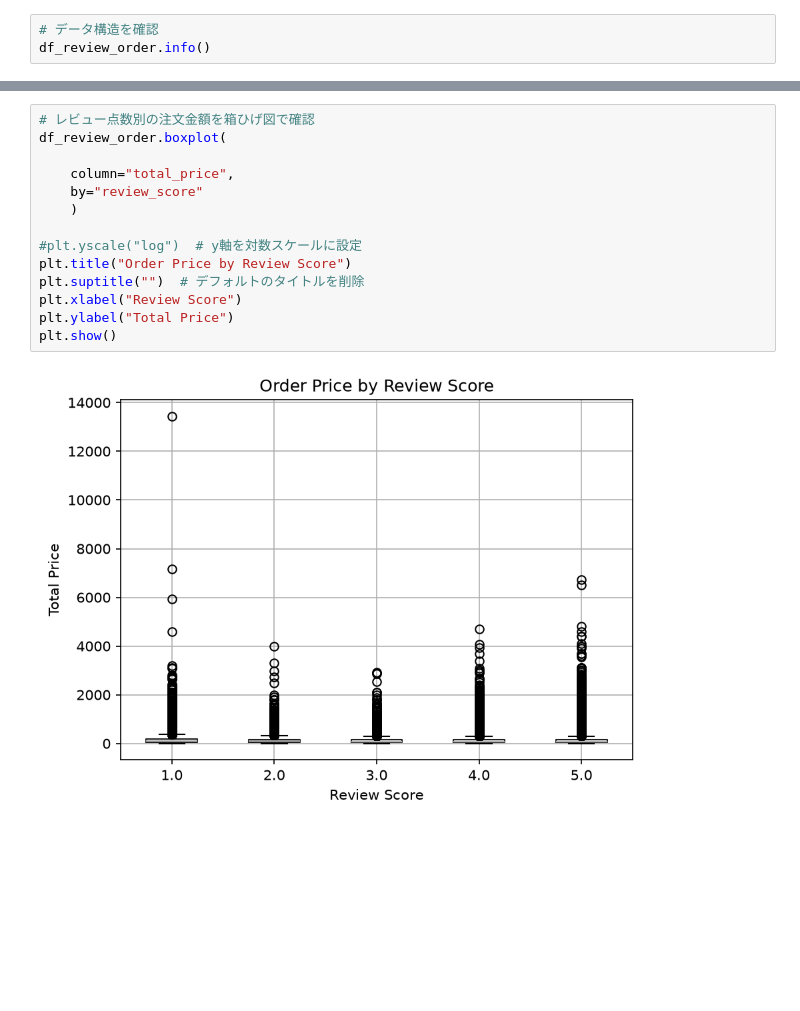
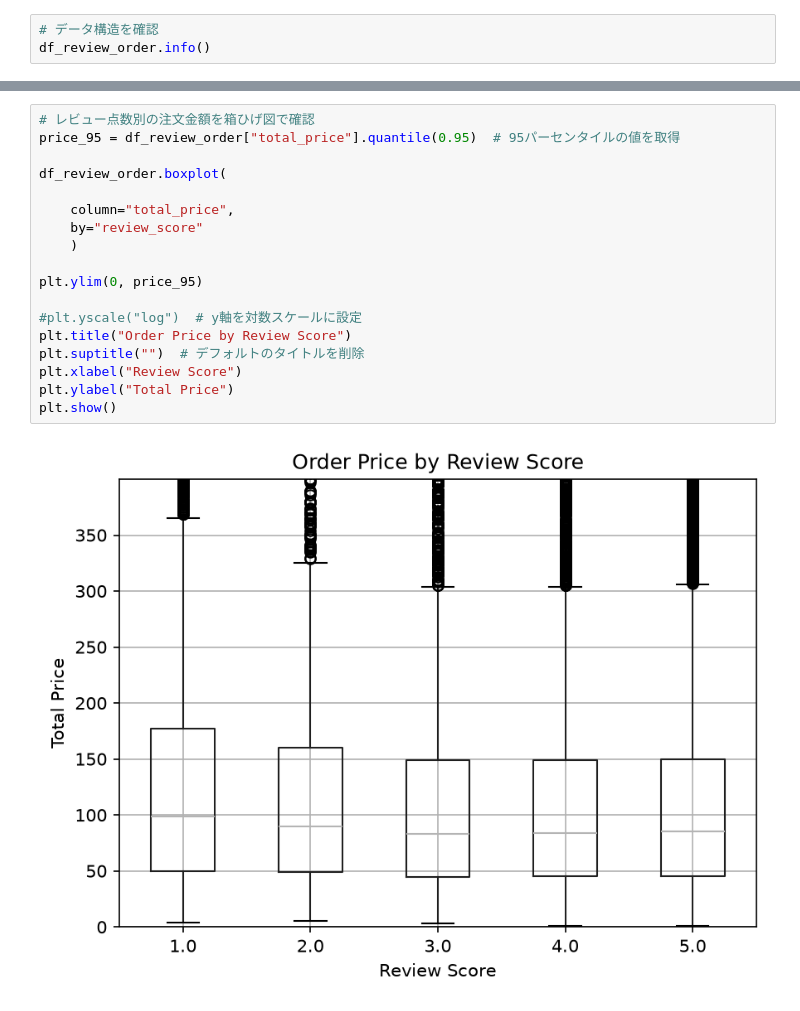
Before and after one commit to RyoShimoda/AWS_data_analysis, a Jupyter notebook: notebooks/review_score_analysis.ipynb, the cells around one changed output, grey strips where cells are left out. Drawn from its saved outputs; the diff is of its cells as text; blank space fills up the shorter version.

```diff
--- a/notebooks/review_score_analysis.ipynb
+++ b/notebooks/review_score_analysis.ipynb
@@ -39,18 +67,22 @@ df_review_order.isnull().sum()
 # %%
 # レビュー点数別の注文金額を箱ひげ図で確認
+price_95 = df_review_order["total_price"].quantile(0.95)  # 95パーセンタイルの値を取得
+
 df_review_order.boxplot(
 
     column="total_price",
     by="review_score"
     )
+
+plt.ylim(0, price_95)
 
 #plt.yscale("log")  # y軸を対数スケールに設定
 plt.title("Order Price by Review Score")
 plt.suptitle("")  # デフォルトのタイトルを削除
 plt.xlabel("Review Score")
 plt.ylabel("Total Price")
 plt.show()
 # %% [output]
-[figure, old version]
+[figure, new version]
 # %%
 # 送料の箱ひげ図
```
Also changed, not shown: parts of 19 cells of this notebook, 1 other file.
